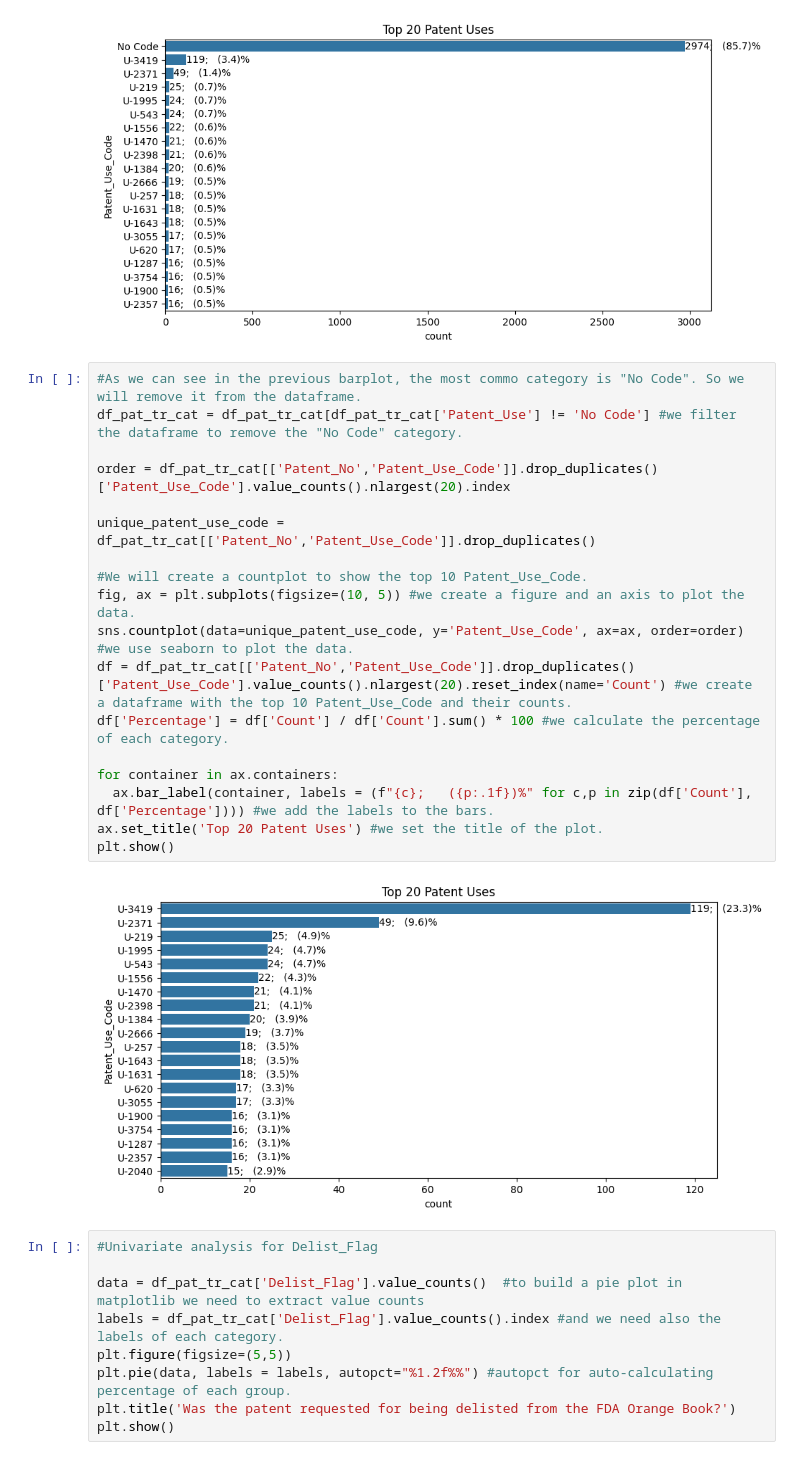
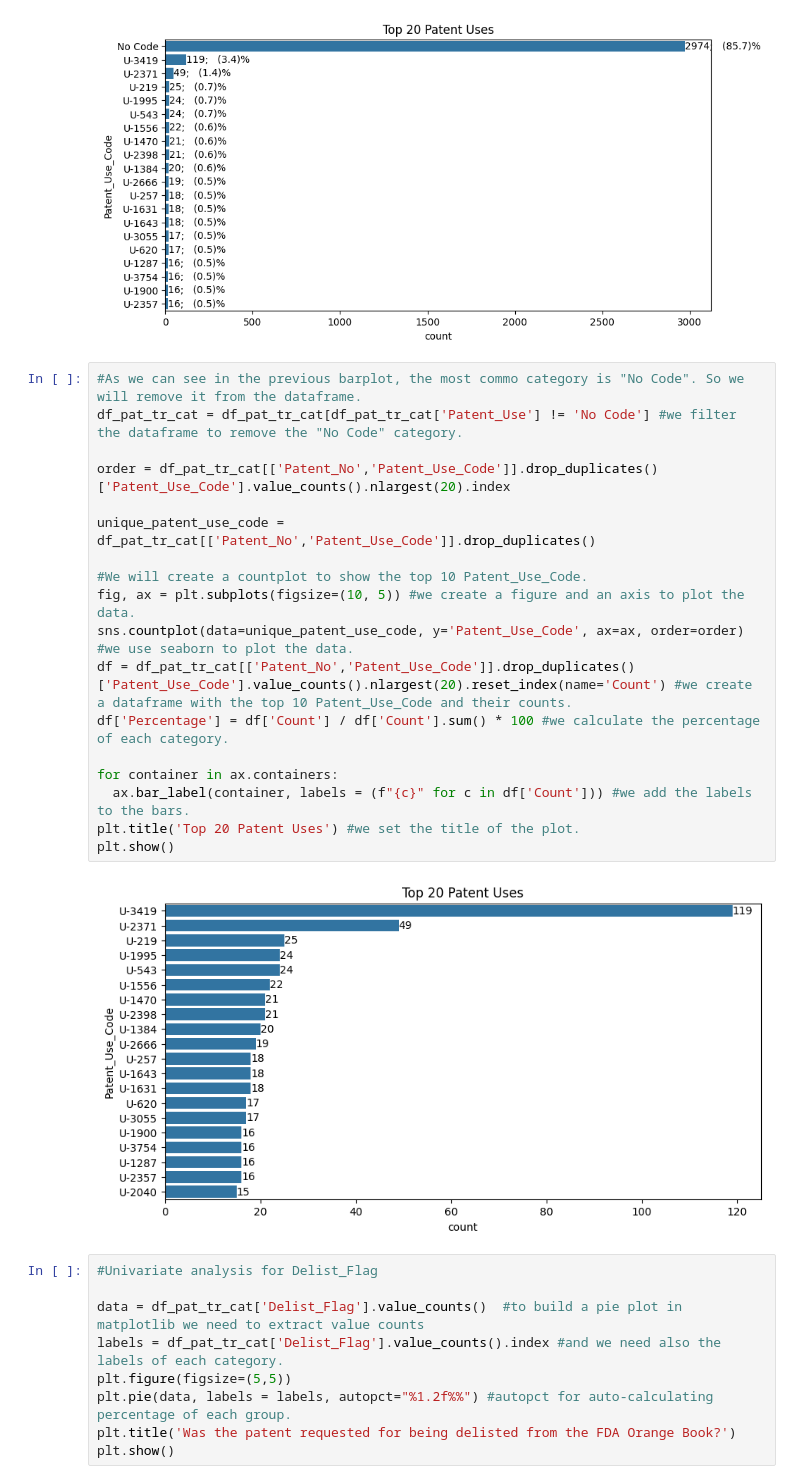
Before and after one commit to juanjomarcruz/FDA_Orange_Book_Project, a Jupyter notebook: 2_Jupyter_Notebooks/EDA_pat.ipynb, the cells around one changed output. Saved outputs shown, nothing was run; the diff lists cells and outputs as text.

```diff
--- a/2_Jupyter_Notebooks/EDA_pat.ipynb
+++ b/2_Jupyter_Notebooks/EDA_pat.ipynb
@@ -114,23 +114,23 @@ plt.show()
 # %%
 #As we can see in the previous barplot, the most commo category is "No Code". So we will remove it from the dataframe.
 df_pat_tr_cat = df_pat_tr_cat[df_pat_tr_cat['Patent_Use'] != 'No Code'] #we filter the dataframe to remove the "No Code" category.
 
 order = df_pat_tr_cat[['Patent_No','Patent_Use_Code']].drop_duplicates()['Patent_Use_Code'].value_counts().nlargest(20).index
 
 unique_patent_use_code = df_pat_tr_cat[['Patent_No','Patent_Use_Code']].drop_duplicates()
 
 #We will create a countplot to show the top 10 Patent_Use_Code.
 fig, ax = plt.subplots(figsize=(10, 5)) #we create a figure and an axis to plot the data.
 sns.countplot(data=unique_patent_use_code, y='Patent_Use_Code', ax=ax, order=order) #we use seaborn to plot the data.
 df = df_pat_tr_cat[['Patent_No','Patent_Use_Code']].drop_duplicates()['Patent_Use_Code'].value_counts().nlargest(20).reset_index(name='Count') #we create a dataframe with the top 10 Patent_Use_Code and their counts.
 df['Percentage'] = df['Count'] / df['Count'].sum() * 100 #we calculate the percentage of each category.
 
 for container in ax.containers:
-  ax.bar_label(container, labels = (f"{c};   ({p:.1f})%" for c,p in zip(df['Count'], df['Percentage']))) #we add the labels to the bars.
-ax.set_title('Top 20 Patent Uses') #we set the title of the plot.
+  ax.bar_label(container, labels = (f"{c}" for c in df['Count'])) #we add the labels to the bars.
+plt.title('Top 20 Patent Uses') #we set the title of the plot.
 plt.show()
 # %% [output]
-[figure, old version]
+[figure, new version]
 # %%
 #Univariate analysis for Delist_Flag
 
```
Also changed, not shown: parts of 8 cells of this notebook, 9 other files.
